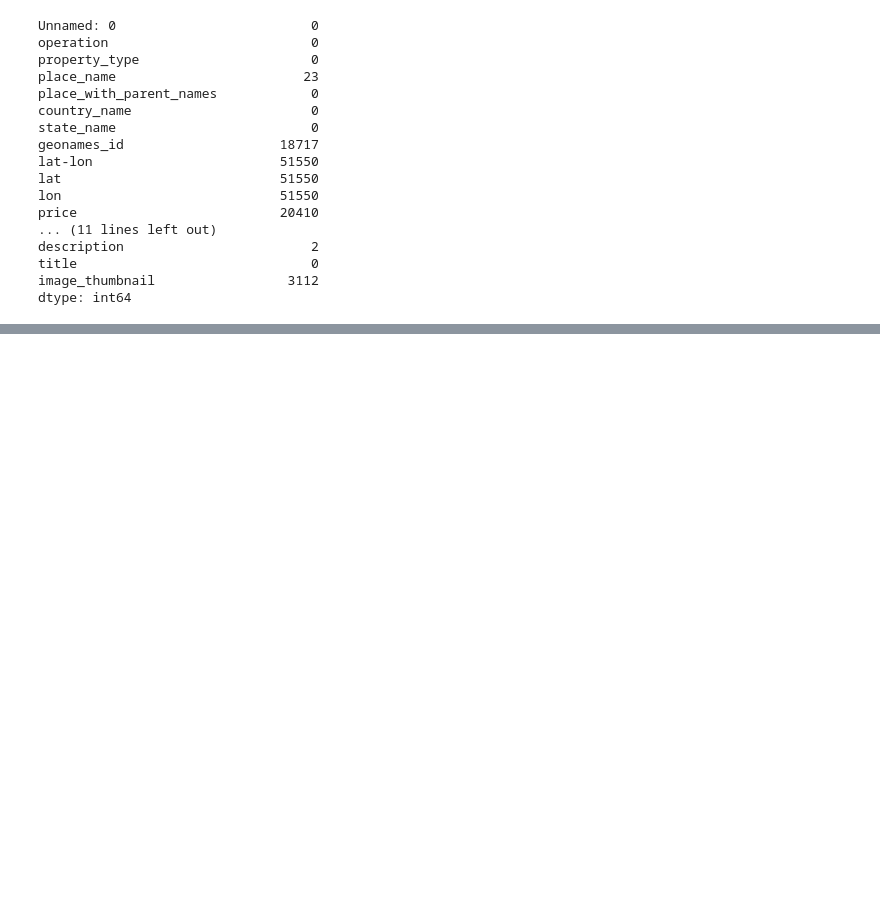
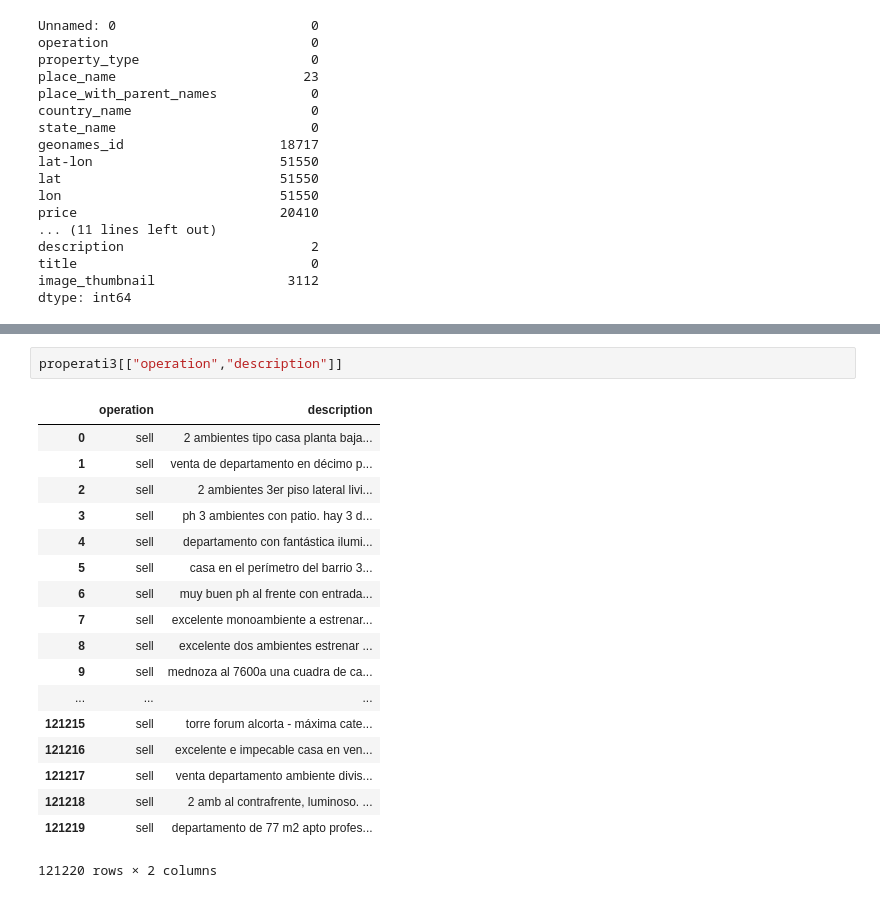
Before and after one commit to krisescobedo/Challenge-one, a Jupyter notebook: Data wrangling.ipynb, the cells around one changed output, grey strips where cells are left out. Saved outputs shown, nothing was run; the diff lists cells and outputs as text; blank space fills up the shorter version.

```diff
--- a/Data wrangling.ipynb
+++ b/Data wrangling.ipynb
@@ -47,0 +119,21 @@ dtype: int64
+# %%
+properati3[["operation","description"]]
+# %% [output]
+|  | operation | description |
+| 0 | sell | 2 ambientes tipo casa planta baja... |
+| 1 | sell | venta de departamento en décimo p... |
+| 2 | sell | 2 ambientes 3er piso lateral livi... |
+| 3 | sell | ph 3 ambientes con patio. hay 3 d... |
+| 4 | sell | departamento con fantástica ilumi... |
+| 5 | sell | casa en el perímetro del barrio 3... |
+| 6 | sell | muy buen ph al frente con entrada... |
+| 7 | sell | excelente monoambiente a estrenar... |
+| 8 | sell | excelente dos ambientes estrenar ... |
+| 9 | sell | mednoza al 7600a una cuadra de ca... |
+| ... | ... | ... |
+| 121215 | sell | torre forum alcorta - máxima cate... |
+| 121216 | sell | excelente e impecable casa en ven... |
+| 121217 | sell | venta departamento ambiente divis... |
+| 121218 | sell | 2 amb al contrafrente, luminoso. ... |
+| 121219 | sell | departamento de 77 m2 apto profes... |
+121220 rows × 2 columns
```
Also changed, not shown: parts of 13 cells of this notebook.
